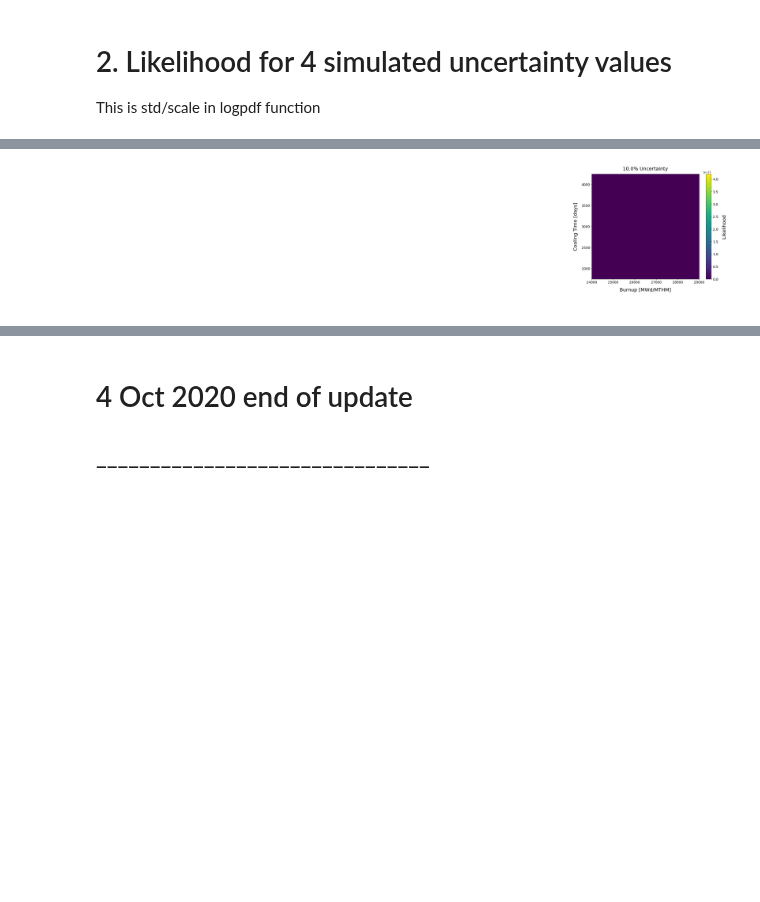
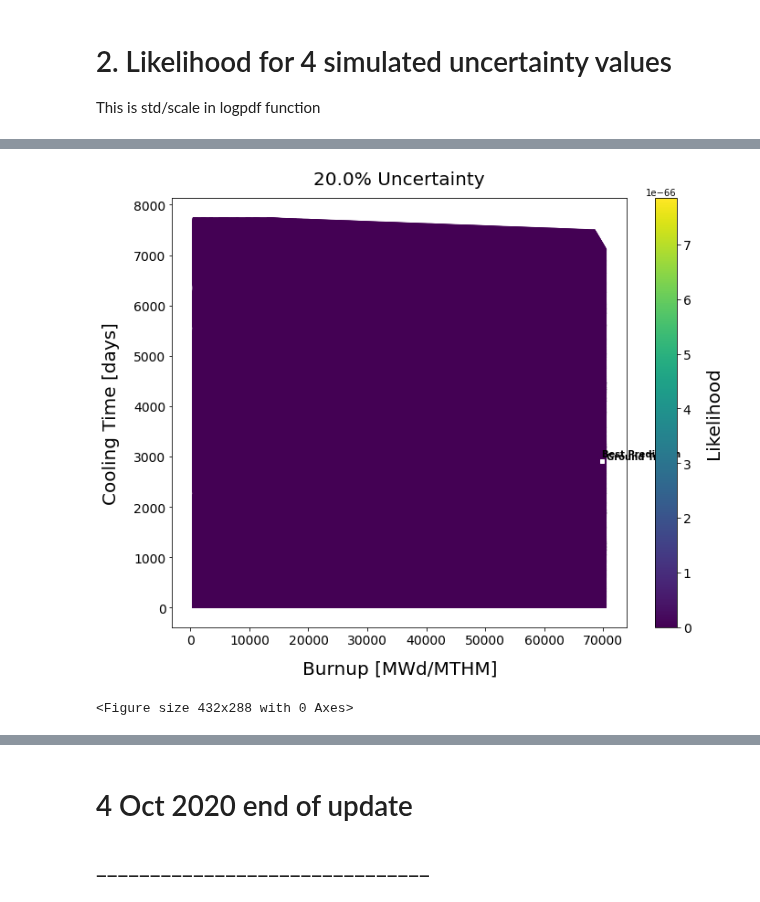
Before and after one commit to opotowsky/like-me-fuel, a Jupyter notebook: jupyter_notebooks/full_likelihood_calcs_train_cases.ipynb, the cells around one changed output, grey strips where cells are left out. Saved outputs shown, nothing was run; the diff lists cells and outputs as text; code cells hidden in the pictures; blank space fills up the shorter version.

Commit message:
mostly worked through full ll calcs for both train db and sfcompo test cases. some issues remain with train nb having to do with deleting the test sample as a post-process step

```diff
--- a/jupyter_notebooks/full_likelihood_calcs_train_cases.ipynb
+++ b/jupyter_notebooks/full_likelihood_calcs_train_cases.ipynb
@@ -67,0 +27,17 @@ def plotme(g_or_b, XYZ, title, zname, vmin, vmax):
+# %%
+results = '~/sims_n_results/final_sims_nov2020/mll/full_ll/'
+
+uncs = [0.05, 0.1, 0.15, 0.2]
+job_dirs = ['Job' + str(i) + '_unc' + str(unc) for i, unc in enumerate(uncs)]
+ll = {}
+for i, unc_job in enumerate(job_dirs):
+    csv = unc_job + '/' + unc_job + '.csv'
+    if i == 0:
+        ll['good'] = pd.read_csv(results + 'train_good/' + csv).drop(columns=['Unnamed: 0', 'Unnamed: 0.1']).rename(columns={'LL':'LLunc'+str(uncs[i])})
+        ll['bad'] = pd.read_csv(results + 'train_bad/' + csv).drop(columns=['Unnamed: 0', 'Unnamed: 0.1']).rename(columns={'LL':'LLunc'+str(uncs[i])})
+    else:
+        ll['good']['LLunc'+str(uncs[i])] = pd.read_csv(results + 'train_good/' + csv)['LL']
+        ll['bad']['LLunc'+str(uncs[i])] = pd.read_csv(results + 'train_bad/' + csv)['LL']
+
+ll['good'].drop(gidx, inplace=True)
+ll['bad'].drop(bidx, inplace=True)
@@ -142,0 +222,18 @@ stat_bad = getstats(ll['bad'])
+# %%
+xlims = {'g' : [1500, 2500],
+         'b' : [5250, 7250]
+         }
+ylims = {'g' : [5500, 7500],
+         'b' : [0, 1000]
+         }
+# %%
+for i, unc in enumerate(uncs[0:4]):
+    zname = 'LLunc'+str(unc)
+    title = str(unc*100) + '% Uncertainty'
+    vmin = 0#stat_good['unc' + str(unc)].mean
+    vmax = stat_good['unc' + str(unc)].minmax[1]
+    if i == 3:
+        ylims = {'g' : [0, 7500],
+                 'b' : [0, 1000]
+                 }
+    scatterme('g', ll['good'][['Burnup', 'CoolingTime', zname]], title, zname, vmin, vmax, xlims, ylims)
@@ -142,0 +249,7 @@ stat_bad = getstats(ll['bad'])
+# %%
+for i, unc in enumerate(uncs[0:4]):
+    zname = 'LLunc'+str(unc)
+    title = str(unc*100) + '% Uncertainty'
+    vmin = 0#stat_bad['unc' + str(unc)].mean
+    vmax = stat_bad['unc' + str(unc)].minmax[1]
+    scatterme('b', ll['bad'][['Burnup', 'CoolingTime', zname]], title, zname, vmin, vmax, xlims, ylims)
@@ -143,10 +316,11 @@ stat_bad = getstats(ll['bad'])
 # %%
-for i, unc in enumerate(uncs[1:3]):
+for i, unc in enumerate(uncs[3:4]):
     zname = 'LLunc'+str(unc)
     title = str(unc*100) + '% Uncertainty'
     vmin = 0
     vmax = stat_good['unc' + str(unc)].minmax[1]
     plotme('g', ll['good'][['Burnup', 'CoolingTime', zname]], title, zname, vmin, vmax)
 # %% [output]
-[figure, old version]
+[figure, new version]
+<Figure size 432x288 with 0 Axes>
 # %%
```
Also changed, not shown: parts of 24 cells of this notebook, 1 other file.
